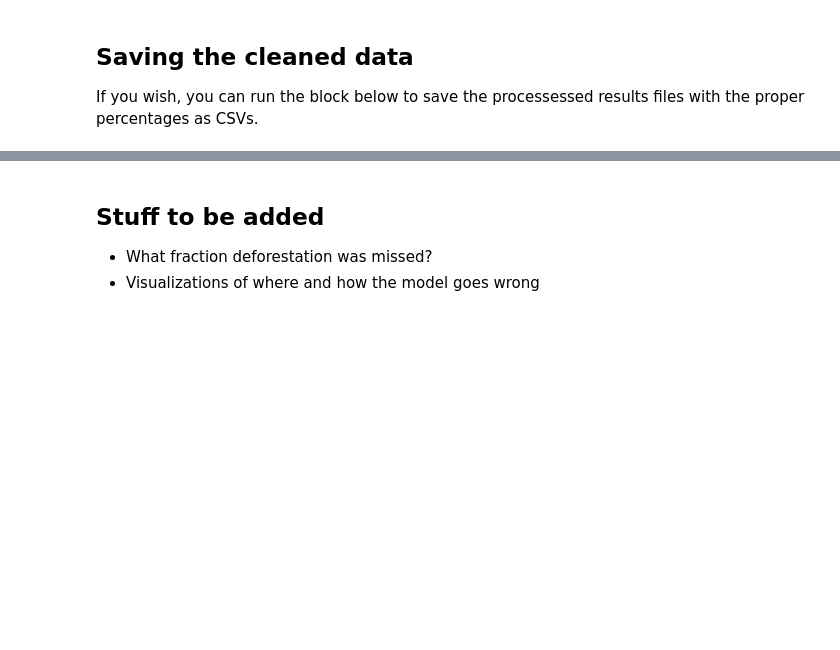
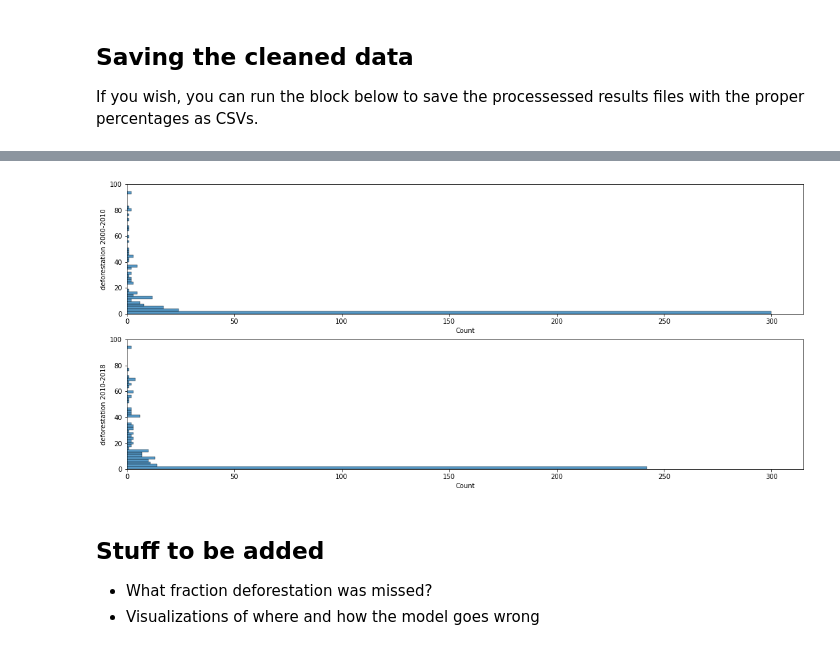
Before and after one commit to OAarne/dsp2021_landuse, a Jupyter notebook: evaluation.ipynb, the cells around one changed output, grey strips where cells are left out. Drawn from its saved outputs; the diff is of its cells as text; code cells hidden in the pictures; blank space fills up the shorter version.

```diff
--- a/evaluation.ipynb
+++ b/evaluation.ipynb
@@ -70,3 +102,20 @@ for path, df in results_w_labels.items():
+# %%
+df = total_df
+fig, axes = plt.subplots(2, 1)
+fig.set_size_inches(18.5, 8)
+w_no_change_2000 = total_df.loc[total_df["% Forest Loss 2000-2010"] < 10, :]
+w_no_change_2010 = total_df.loc[total_df["% Forest Loss 2010-2018"] < 10, :]
+sns.histplot(y=w_no_change_2000["deforestation 2000-2010"], ax=axes[0], bins=50)
+sns.histplot(y=w_no_change_2010["deforestation 2010-2018"], ax=axes[1], bins=50)
+x_lim = max(axes[0].get_xlim(), axes[1].get_xlim())
+y_lim = (0, 100)
+axes[0].set_xlim(x_lim)
+axes[0].set_ylim(y_lim)
+axes[1].set_xlim(x_lim)
+axes[1].set_ylim(y_lim)
+plt.show()
+# %% [output]
+[figure, added]
 # %% [markdown]
 ## Stuff to be added
 
```
Also changed, not shown: parts of 8 cells of this notebook.
